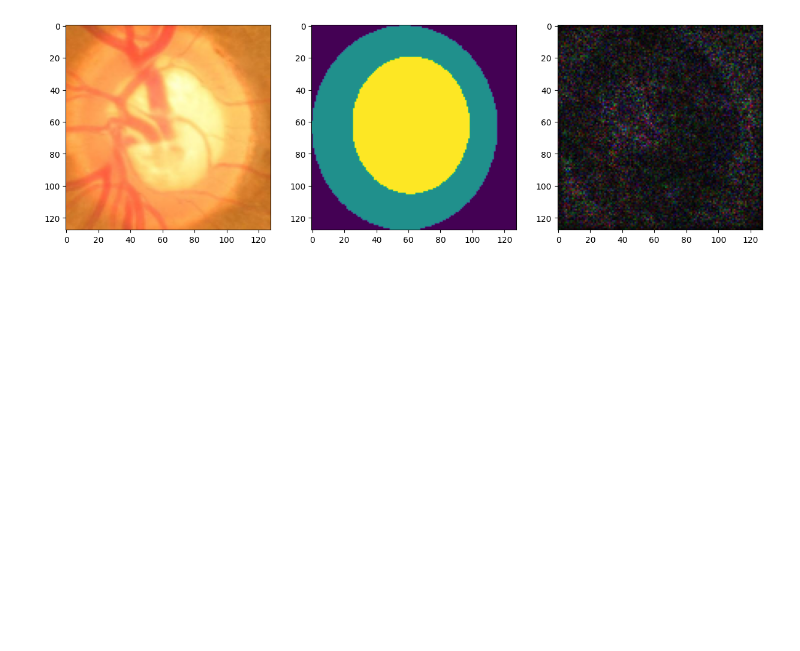
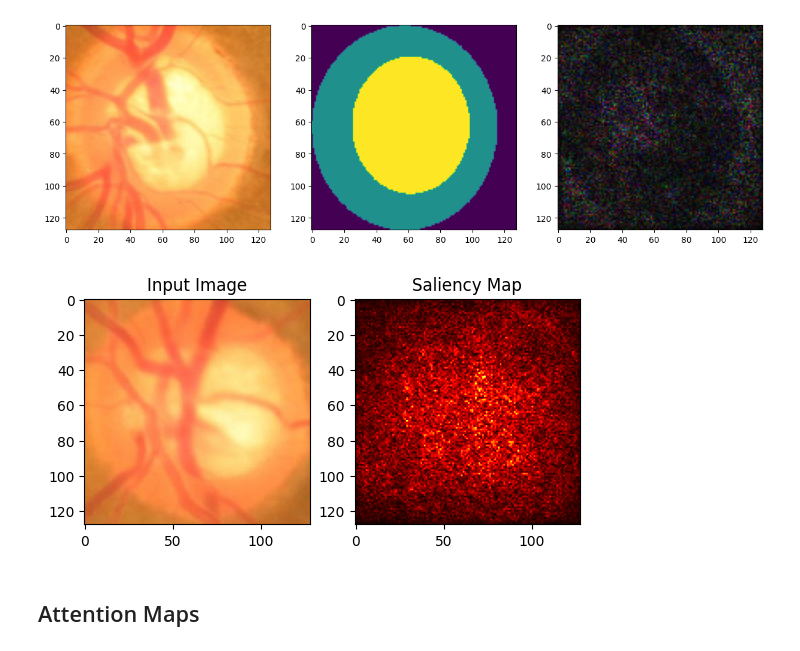
Before and after one commit to AkosKappel/DP-GlaucomaSegmentation, a Jupyter notebook: notebooks/explainability.ipynb, the cells around one changed output. Saved outputs shown, nothing was run; the diff lists cells and outputs as text; code cells hidden in the pictures; blank space fills up the shorter version.

```diff
--- a/notebooks/explainability.ipynb
+++ b/notebooks/explainability.ipynb
@@ -292,3 +290,69 @@ ax[2].imshow(saliency_map.permute(1, 2, 0))
 plt.show()
 # %% [output]
 [figure]
+# %%
+# Define the SaliencyMap class
+class SaliencyMap:
+    def __init__(self, model):
+        self.model = model
+        for param in self.model.parameters():
+            param.requires_grad = False
+        self.gradients = None
+        self.register_hook()
+
+    def register_hook(self):
+        def hook_fn(module, grad_input, grad_output):
+            self.gradients = grad_input[0]
+
+        self.model.register_full_backward_hook(hook_fn)
+
+    def generate(self, inputs, class_idx=None):
+        self.model.zero_grad()
+
+        inputs.requires_grad = True
+        outputs = self.model(inputs)
+
+        if class_idx is None:
+            class_idx = torch.argmax(outputs, dim=1)
+
+        onehot = torch.zeros(outputs.size(), dtype=torch.float32, device=inputs.device)
+        onehot.scatter_(1, class_idx.unsqueeze(1), 1.0)
+
+        outputs.backward(gradient=onehot, retain_graph=True)
+        saliency_map = torch.abs(self.gradients[0]).max(dim=0)[0]
+
+        return saliency_map
+
+
+# Initialize SaliencyMap
+saliency_map = SaliencyMap(model)
+
+# Load an input image for visualization (replace 'path_to_input_image.jpg' with the path to your image)
+input_image = cv.imread(r"C:\Users\ASUS\PycharmProjects\DP-GlaucomaSegmentation\data\ORIGA\Images_Cropped\049.jpg")
+input_image = cv.cvtColor(input_image, cv.COLOR_BGR2RGB)
+input_image = cv.resize(input_image, (IMAGE_WIDTH, IMAGE_HEIGHT))
+input_image = torch.tensor(input_image, dtype=torch.float32).permute(2, 0, 1).unsqueeze(0) / 255.0
+input_image = input_image.to(DEVICE)
+
+# Compute the saliency map
+saliency_map_output = saliency_map.generate(input_image)
+
+# Normalize the saliency map for visualization
+saliency_map_output = (saliency_map_output - saliency_map_output.min()) / (
+        saliency_map_output.max() - saliency_map_output.min())
+saliency_map_output = saliency_map_output.squeeze().detach().cpu().numpy()
+
+# Display the original image and the saliency map
+plt.subplot(1, 2, 1)
+plt.imshow(input_image.detach().squeeze().permute(1, 2, 0).cpu().numpy())
+plt.title('Input Image')
+
+plt.subplot(1, 2, 2)
+plt.imshow(saliency_map_output, cmap='hot')
+plt.title('Saliency Map')
+
+plt.show()
+# %% [output]
+[figure, added]
+# %% [markdown]
+## Attention Maps
```
Also changed, not shown: parts of 3 cells of this notebook, 4 other files.
